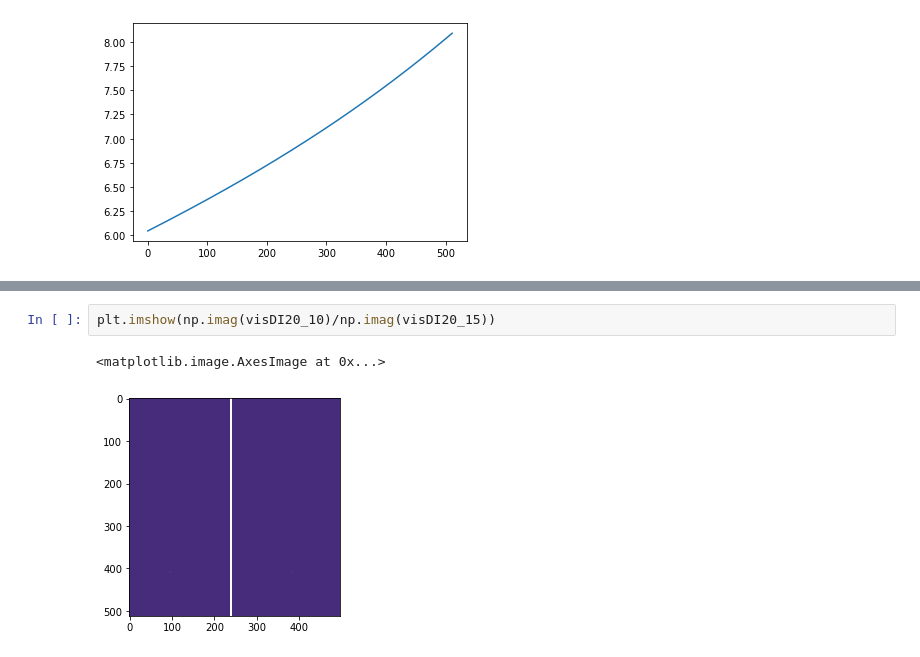
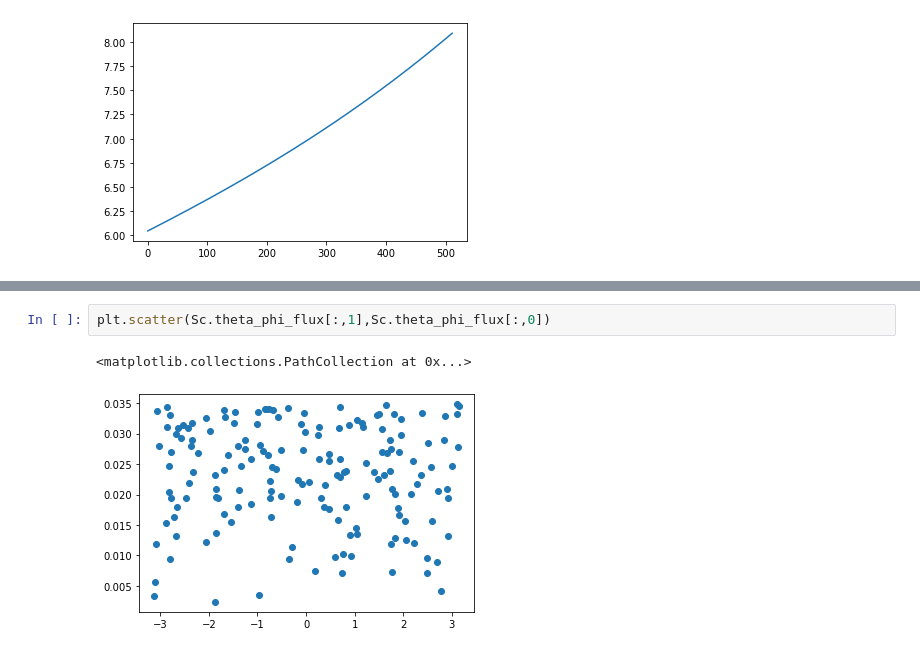
Before and after one commit to radiohep/imcurio, a Jupyter notebook: notebooks/point_source_vis.ipynb, the cells around one changed output, grey strips where cells are left out. Drawn from its saved outputs; the diff is of its cells as text.

```diff
--- a/notebooks/point_source_vis.ipynb
+++ b/notebooks/point_source_vis.ipynb
@@ -233,5 +198,5 @@ Beam sigma at the edge: 8.67 - 4.07
-# %%
-plt.imshow(np.imag(visDI20_10)/np.imag(visDI20_15))
-# %% [output]
-<matplotlib.image.AxesImage at 0x...>
-[figure, removed]
+# %%
+plt.scatter(Sc.theta_phi_flux[:,1],Sc.theta_phi_flux[:,0])
+# %% [output]
+<matplotlib.collections.PathCollection at 0x...>
+[figure, added]
```
Also changed, not shown: parts of 27 cells of this notebook, 2 other files.
